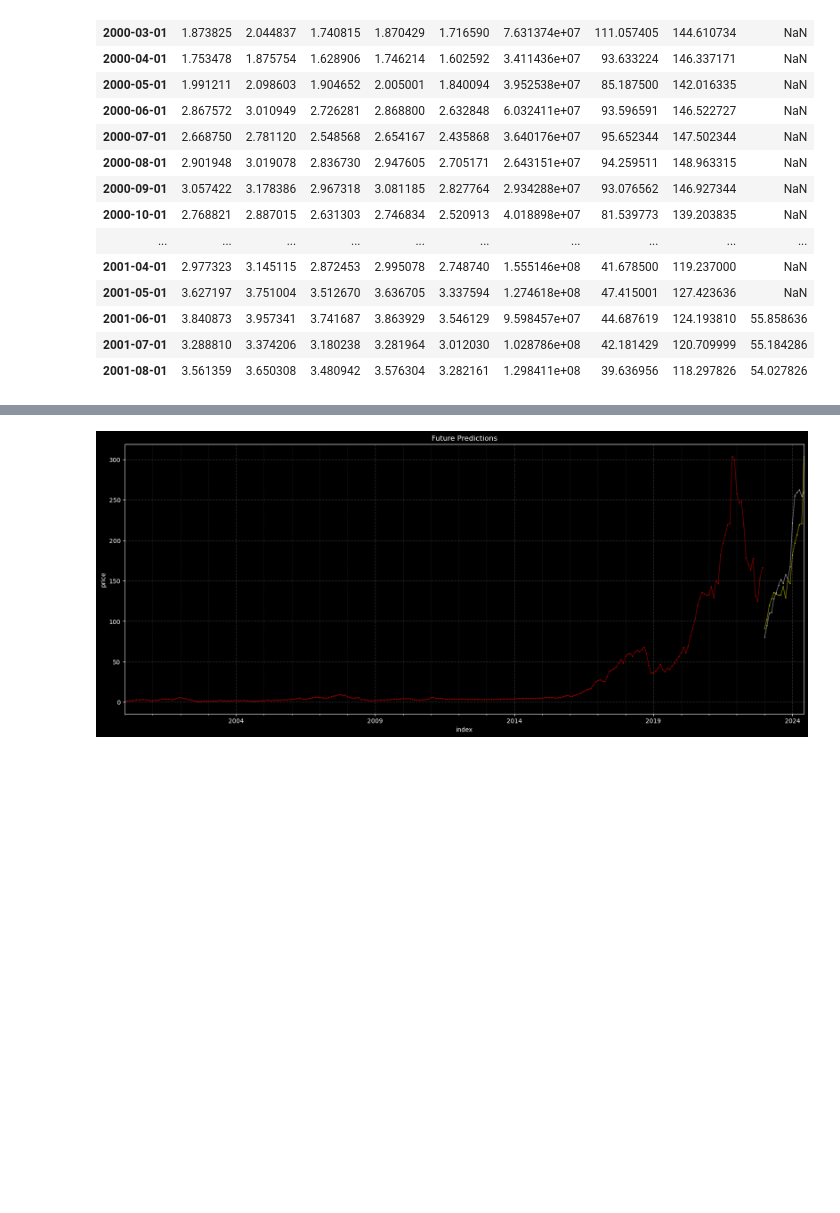
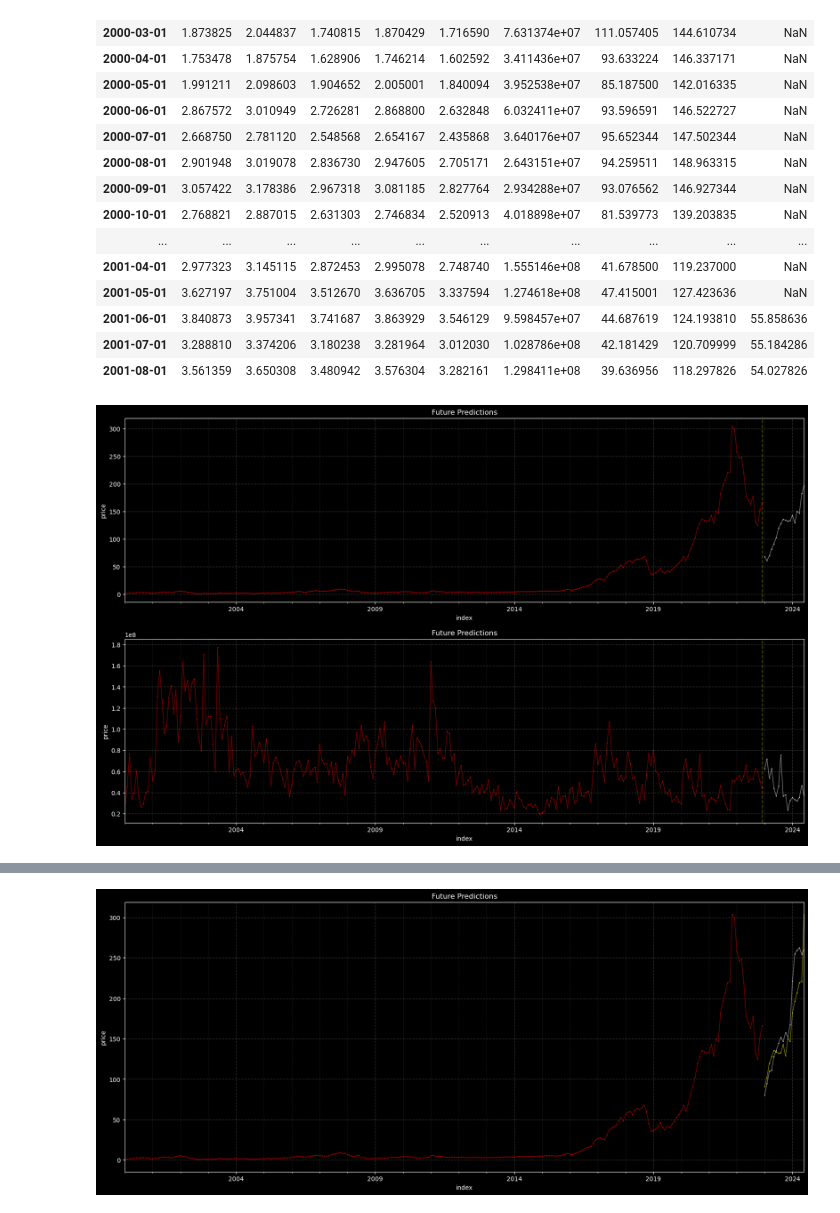
Before and after one commit to IllegalOpcode007/mlForecast, a Jupyter notebook: skLearnForecast.ipynb, the cells around one changed output, grey strips where cells are left out. Saved outputs shown, nothing was run; the diff lists cells and outputs as text; code cells hidden in the pictures; blank space fills up the shorter version.

Commit message:
Added a function to categorize forecast results in separate arrays. Added SVM and KNN to the model mix along with the ability to execute multi-variate forecasting

```diff
--- a/skLearnForecast.ipynb
+++ b/skLearnForecast.ipynb
@@ -201,7 +249,7 @@ df.head(20)
 """
 Training on All Data
 """
-TARGET = ["close"]
+TARGET = ["close", "volume"]
 FEATURES = ["close", "volume"]
 STEPS = 18
 LAGS = 13
@@ -242,6 +290,7 @@ forecast_inputs = create_lags(LAGS, TARGET, df, False)[X_cols][-1:] # December 1
 Model Training w/ Decision Tree Regressor
 """
 from sklearn.tree import DecisionTreeRegressor
+short_name = "dt"
 dt_seq = DecisionTreeRegressor(random_state=42)
 dt_seq.fit(X_train, y_train)
 #dt_seq_preds = dt_seq.predict(X_test)
@@ -257,9 +306,64 @@ Store Results
 """
 
 # Store results in series
-forecast_series = pd.Series(data = dt_seq_res[0], index = forecast_df.index) # *** maybe don't need this
-# Save results in data frame
-forecast_df["dt_pred_close"] = dt_seq_res[0]
+#forecast_series = pd.Series(data = dt_seq_res[0], index = forecast_df.index) # *** maybe don't need this
+
+"""
+If multi-variate forecast, take individual results out of single numpy array
+and store forecast results in lists dedicated to the target.
+"""
+forecast_dict = cat_val_in_arr(dt_seq_res[0], TARGET)
+
+
+# # Save results in data frame
+for target_idx, target_name in enumerate(TARGET):
+    forecast_df[f"{short_name}_pred_{target_name.lower()}"] = forecast_dict[target_name] #dt_seq_res[0]
+# %%
+#Plot Values
+plt.style.use('dark_background')
+
+signal_to_plot = "close"
+
+fig, axes = plt.subplots(nrows=2) # fig, axes = plt.subplots(nrows=2, ncols=2)
+
+
+df["close"].plot(figsize=(20, 12),
+                               color="red",
+                               ms=1,
+                               lw=1,
+                               ax=axes[0],
+                               title='Future Predictions', marker = 'o', ylabel = "price", alpha = 0.5)
+forecast_df["dt_pred_close"].plot(figsize=(20, 12),
+                               color="white",
+                               ms=1,
+                               lw=1,
+                               ax=axes[0],
+                               title='Future Predictions', marker = 'o', ylabel = "price", alpha = 0.5)
+
+df["volume"].plot(figsize=(20, 12),
+                               color="red",
+                               ms=1,
+                               lw=1,
+                               ax=axes[1],
+                               title='Future Predictions', marker = 'o', ylabel = "price", alpha = 0.5)
+forecast_df["dt_pred_volume"].plot(figsize=(20, 12),
+                               color="white",
+                               ms=1,
+                               lw=1,
+                               ax=axes[1],
+                               title='Future Predictions', marker = 'o', ylabel = "price", alpha = 0.5)
+
+axes[0].axvline(lagged_df.index.max(), color='yellow', ls='--', alpha = 0.3)
+axes[0].grid(which = "major", color='w', linestyle='--', linewidth=1, alpha = 0.2)
+axes[0].grid(which = "minor", color='w', linestyle='--', linewidth=0.4, alpha = 0.2)
+
+
+axes[1].axvline(lagged_df.index.max(), color='yellow', ls='--', alpha = 0.3)
+axes[1].grid(which = "major", color='w', linestyle='--', linewidth=1, alpha = 0.2)
+axes[1].grid(which = "minor", color='w', linestyle='--', linewidth=0.4, alpha = 0.2)
+plt.show()
+# %% [output]
+[figure, added]
 # %%
 """
 Model Training w/ Gradient Boosted Regressor
```
Also changed, not shown: parts of 8 cells of this notebook.
